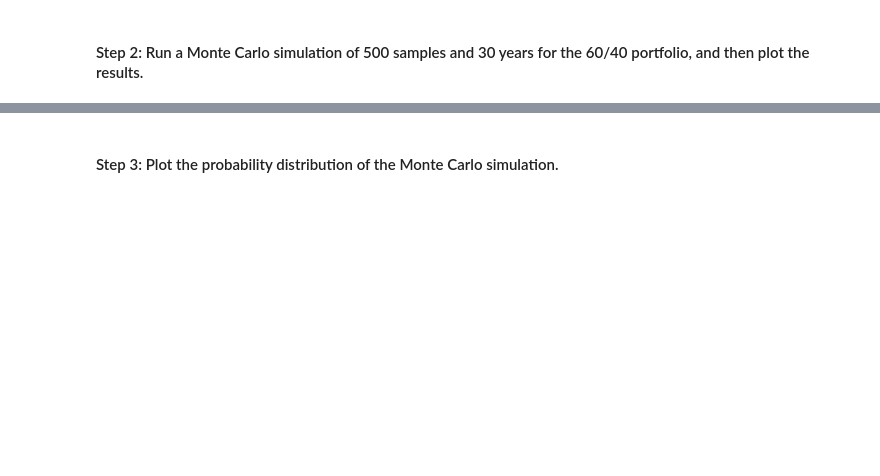
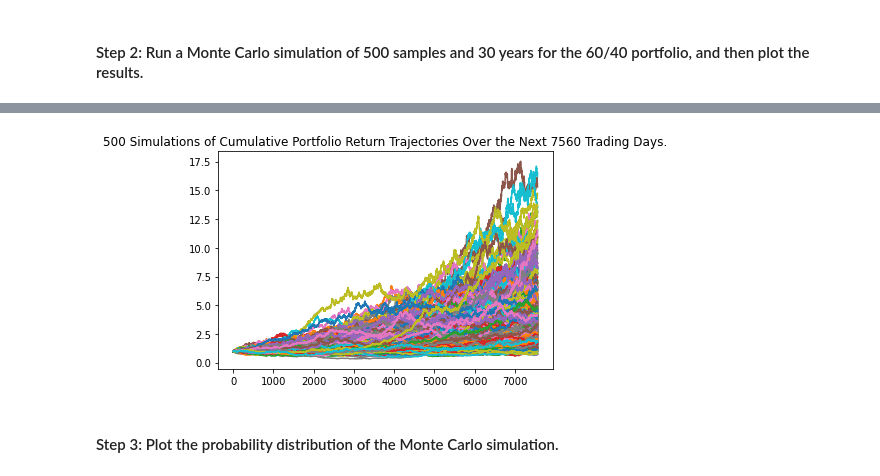
Before and after one commit to jpqt/Challenge5, a Jupyter notebook: financial_planning_tools.ipynb, the cells around one changed output, grey strips where cells are left out. Drawn from its saved outputs; the diff is of its cells as text; code cells hidden in the pictures; blank space fills up the shorter version.

```diff
--- a/financial_planning_tools.ipynb
+++ b/financial_planning_tools.ipynb
@@ -407,22 +430,31 @@ In this section, you’ll use the MCForecastTools library to create a Monte Carl
 # %%
 # Set start and end dates of 3 years back from your current date
 # Alternatively, you can use an end date of 2020-08-07 and work 3 years back from that date
-# YOUR CODE HERE
-# YOUR CODE HERE
+start_date = pd.Timestamp("2019-08-01", tz="America/New_York").isoformat()
+end_date = pd.Timestamp("2022-08-01", tz="America/New_York").isoformat()
 # %%
 # Use the Alpaca get_bars function to make the API call to get the 3 years worth of pricing data
 # The tickers and timeframe parameters should have been set in Part 1 of this activity
 # The start and end dates should be updated with the information set above
 # Remember to add the df property to the end of the call so the response is returned as a DataFrame
-# YOUR CODE HERE
+
+
+three_yr_portfolio = alpaca.get_bars(
+    tickers,
+    timeframe,
+    start = start_date,
+    end = end_date
+).df
 
 # Reorganize the DataFrame
 # Separate ticker data
-# YOUR CODE HERE
+
+SPY = three_yr_portfolio[three_yr_portfolio['symbol']=='SPY'].drop('symbol', axis=1)
+AGG = three_yr_portfolio[three_yr_portfolio['symbol']=='AGG'].drop('symbol', axis=1)
 
 # Concatenate the ticker DataFrames
-# YOUR CODE HERE
+three_yr_portfolio = pd.concat([SPY, AGG], axis=1, keys=["SPY", "AGG"])
 
 # Display both the first and last five rows of the DataFrame
-# YOUR CODE HERE
-# YOUR CODE HERE
+three_yr_portfolio.head()
+three_yr_portfolio.tail()
@@ -432,7 +473,11 @@ In this section, you’ll use the MCForecastTools library to create a Monte Carl
 # Configure the Monte Carlo simulation to forecast 30 years cumulative returns
 # The weights should be split 40% to AGG and 60% to SPY.
 # Run 500 samples.
-# YOUR CODE HERE
-
+MC_30year = MCSimulation(
+    portfolio_data = three_yr_portfolio,
+    weights = [.40,.60],
+    num_simulation = 500,
+    num_trading_days = 252*30
+)
 # Review the simulation input data
-# YOUR CODE HERE
+MC_30year.portfolio_data.head()
@@ -442,7 +538,9 @@ In this section, you’ll use the MCForecastTools library to create a Monte Carl
 # %%
 # Visualize the 30-year Monte Carlo simulation by creating an
 # overlay line plot
-# YOUR CODE HERE
+MC_sim_line_plot = MC_30year.plot_simulation()
+# %% [output]
+[figure, added]
 # %% [markdown]
 #### Step 3: Plot the probability distribution of the Monte Carlo simulation.
 # %%
```
Also changed, not shown: parts of 36 cells of this notebook.
